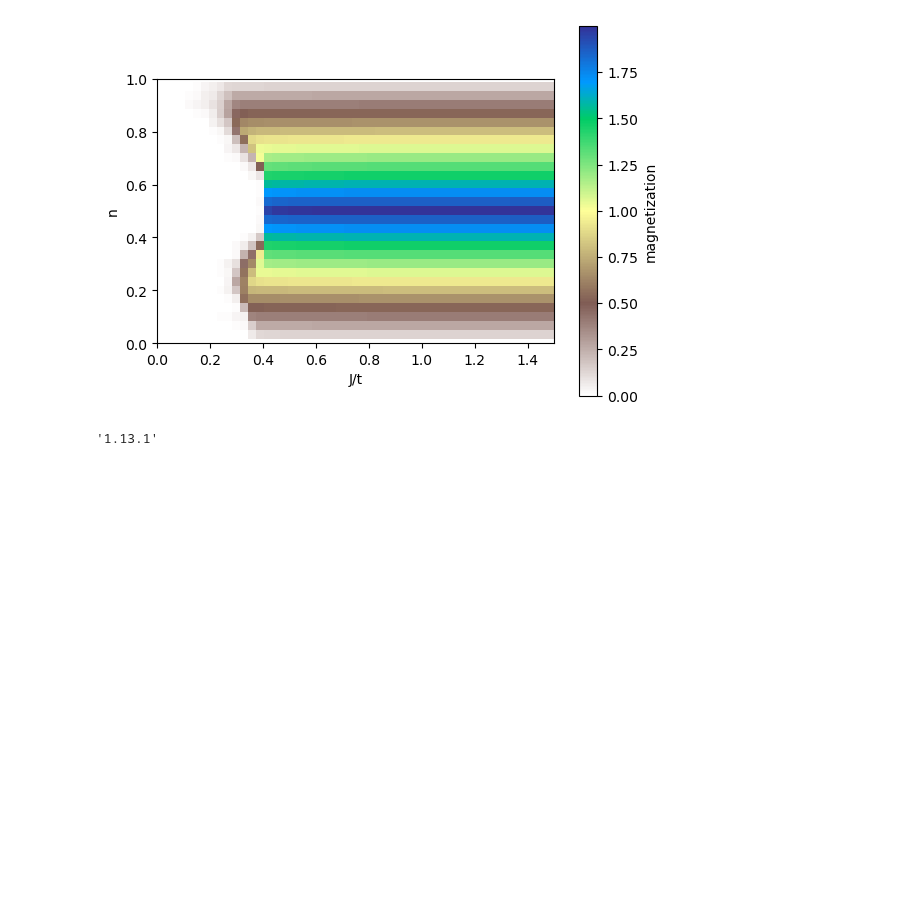
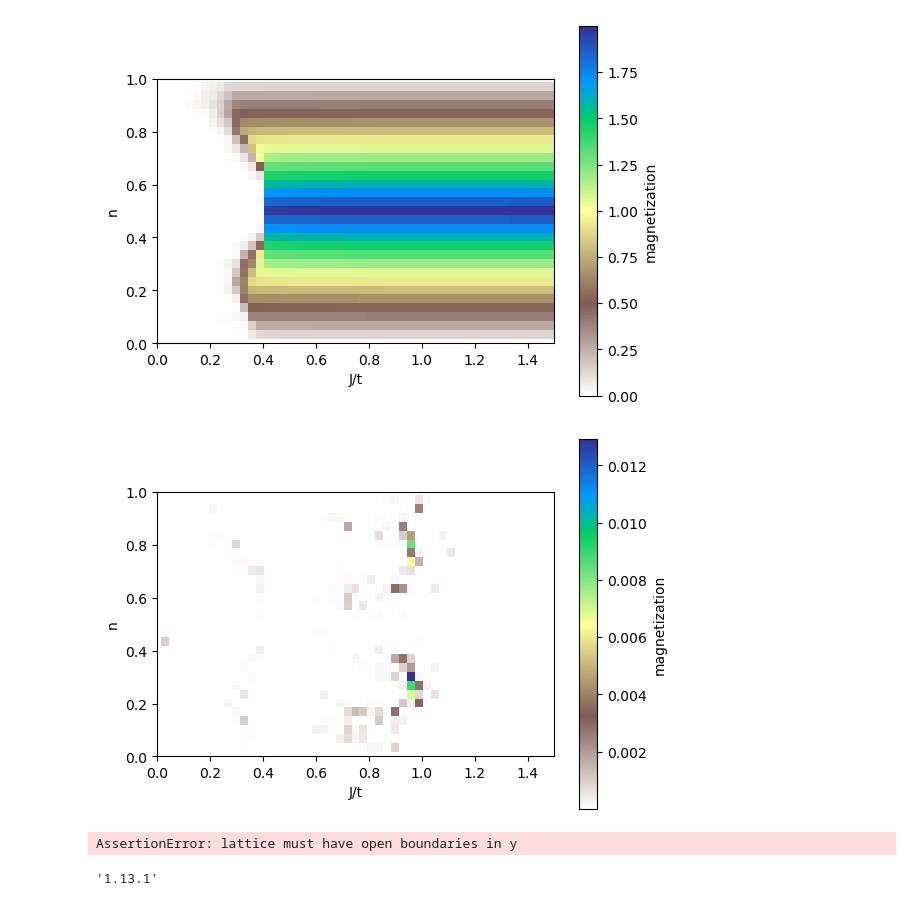
Before and after one commit to dpreuo/alter_morph, a Jupyter notebook: analysis/phase_diagram.ipynb, the cells around one changed output. Saved outputs shown, nothing was run; the diff lists cells and outputs as text; code cells hidden in the pictures; blank space fills up the shorter version.

Commit message:
update data

```diff
--- a/analysis/phase_diagram.ipynb
+++ b/analysis/phase_diagram.ipynb
@@ -59,21 +58,45 @@ cbar = fig.colorbar(im, ax=ax,shrink=1)
 cbar.set_label('magnetization')
 # %% [output]
 [figure]
+# %%
+#check convergence
+
+iterations = np.array([[params['numerical_param']['m_values'].shape[0] for params in x]for x in d['data']]) #.shape (filling, Js, vertices)
+diffs = np.array([[params['numerical_param']['m_values'][-2] - params['numerical_param']['m_values'][-1] for params in x]for x in d['data']]) #.shape (filling, Js, vertices)
+diffs = np.abs(diffs).mean(axis=-1)
+
+fig, ax = plt.subplots(1,1)
+
+#ax.set_title('T/t={0}; Lq={1}'.format(T,Lq))
+ax.set_xlabel('J/t')
+ax.set_ylabel('n')
+ax.set_xlim(Js[0],Js[-1])
+ax.set_ylim(ns[0],ns[-1])
+
+extent=[Js[0]-(Js[1]-Js[0])/2,Js[-1]+(Js[1]-Js[0])/2,ns[0]-(ns[1]-ns[0])/2,ns[-1]+(ns[1]-ns[0])/2] #the correct extent
+
+im = ax.imshow(diffs,origin='lower',interpolation='none',extent=extent,cmap='terrain_r')
+cbar = fig.colorbar(im, ax=ax,shrink=1)
+cbar.set_label('magnetization')
+# %% [output]
+[figure, added]
 # %%
 #calculate spin conductance
 
 lattice = pickle.load(open('voronoi_20.pickle','rb'))
 
-for data_column in d:
+
+lead_symmetry = np.diag([-1,-1,1,1])
+for data_column in d['data']:
     for data_entry in data_column:
 
         hamiltonian = alt_hamiltonian(
             lattice,
-            data_entry["t1"],
-            data_entry["t2"],
-            data_entry["J"],
-            data_entry['m'],
-            theta_offset = data_entry['theta_offset']
+            data_entry['hparam']["t1"],
+            data_entry['hparam']["t2"],
+            data_entry['hparam']["J"],
+            data_entry['hparam']['m'],
+            theta_offset = data_entry['hparam']['theta_offset']
         )
 
         n_orbitals = 4
@@ -91,6 +114,8 @@ for data_column in d:
         smatrix = kwant.smatrix(k_system_f)
         g = np.array([[smatrix.transmission((1,j),(0,i)) for j in range(2)] for i in range(2)])
         data_entry['spin_cond'] = g
+# %% [output]
+AssertionError: lattice must have open boundaries in y
 # %%
 import scipy
 scipy.__version__
```
Also changed, not shown: parts of 2 cells of this notebook.
